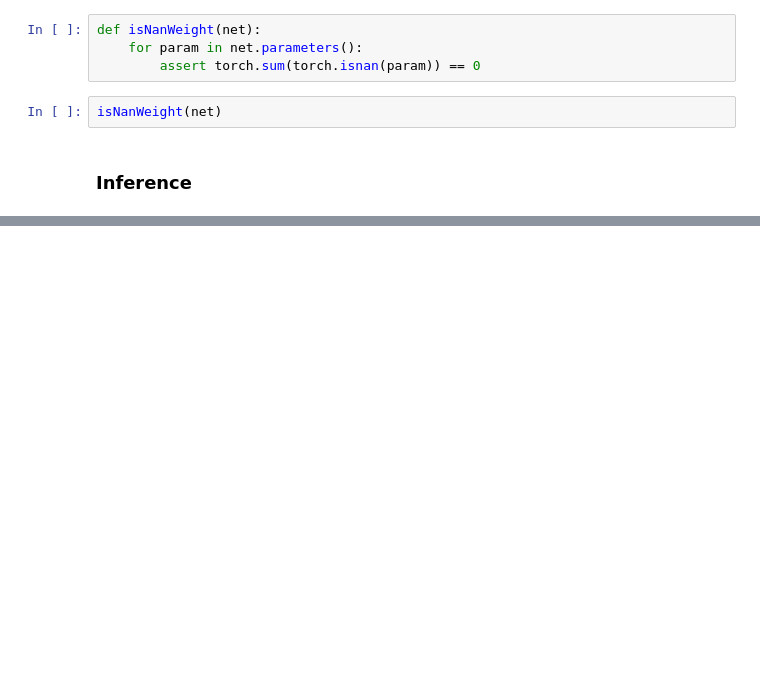
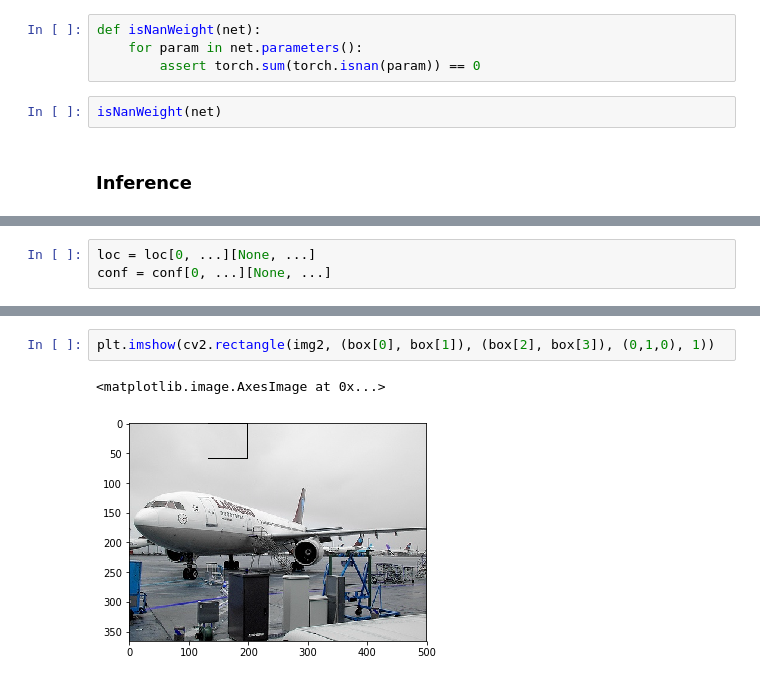
Before and after one commit to lanhhv84/FastAI-SSD, a Jupyter notebook: ssd_mobilenet.ipynb, the cells around one changed output, grey strips where cells are left out. Drawn from its saved outputs; the diff is of its cells as text; blank space fills up the shorter version.

```diff
--- a/ssd_mobilenet.ipynb
+++ b/ssd_mobilenet.ipynb
@@ -351,0 +395,3 @@ out26[:, :, CONF, 0, 0]
+# %%
+loc = loc[0, ...][None, ...]
+conf = conf[0, ...][None, ...]
@@ -351,0 +459,5 @@ out26[:, :, CONF, 0, 0]
+# %%
+plt.imshow(cv2.rectangle(img2, (box[0], box[1]), (box[2], box[3]), (0,1,0), 1))
+# %% [output]
+<matplotlib.image.AxesImage at 0x...>
+[figure, added]
```
Also changed, not shown: parts of 42 cells of this notebook, 2 other files.
